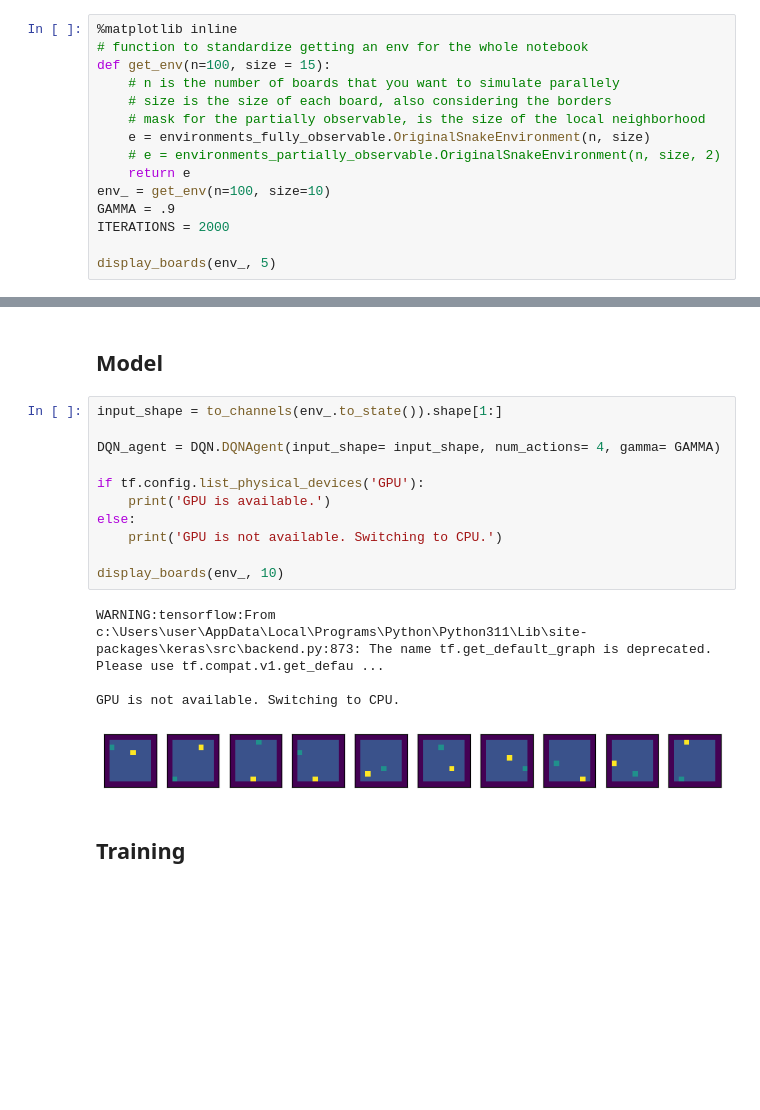
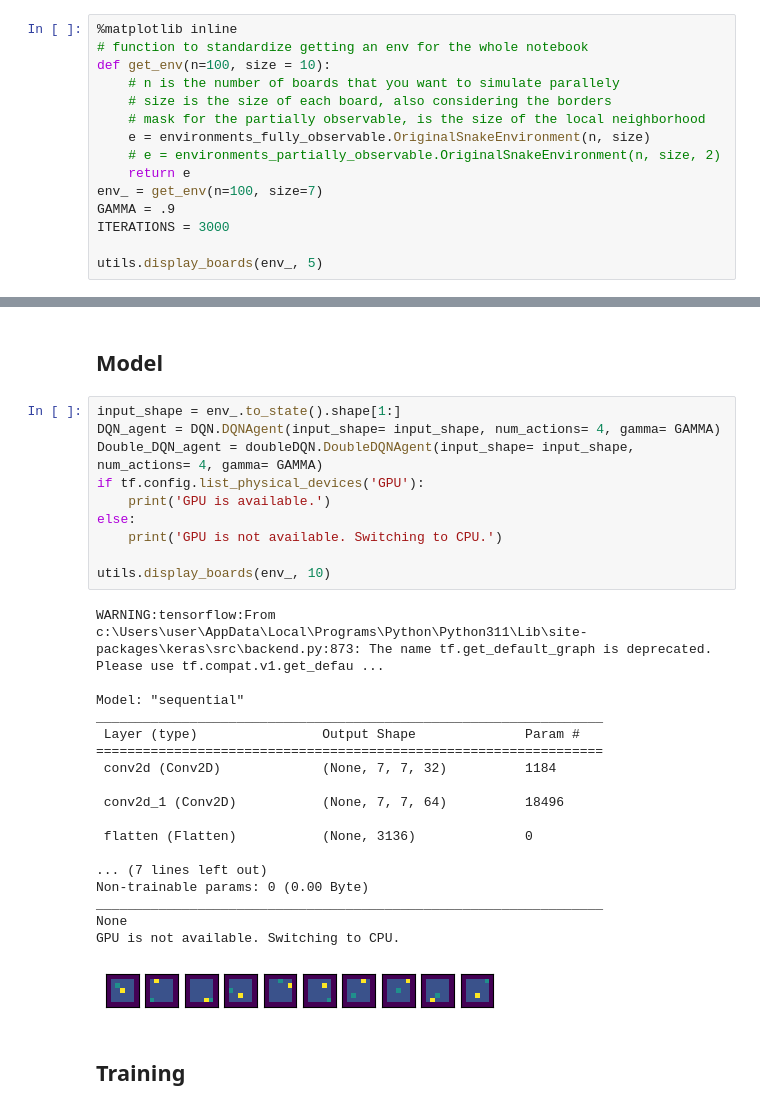
Before and after one commit to navidpourhadi/RL_Snake, a Jupyter notebook: main.ipynb, the cells around one changed output, grey strips where cells are left out. Drawn from its saved outputs; the diff is of its cells as text; blank space fills up the shorter version.

```diff
--- a/main.ipynb
+++ b/main.ipynb
@@ -34,16 +22,16 @@ def to_channels(state):
 # %%
 %matplotlib inline
 # function to standardize getting an env for the whole notebook
-def get_env(n=100, size = 15):
+def get_env(n=100, size = 10):
     # n is the number of boards that you want to simulate parallely
     # size is the size of each board, also considering the borders
     # mask for the partially observable, is the size of the local neighborhood
     e = environments_fully_observable.OriginalSnakeEnvironment(n, size)
     # e = environments_partially_observable.OriginalSnakeEnvironment(n, size, 2)
     return e
-env_ = get_env(n=100, size=10)
+env_ = get_env(n=100, size=7)
 GAMMA = .9
-ITERATIONS = 2000
+ITERATIONS = 3000
 
-display_boards(env_, 5)
+utils.display_boards(env_, 5)
 # %% [output]
@@ -51,20 +39,33 @@ display_boards(env_, 5)
 # %% [markdown]
 ## Model
 # %%
-input_shape = to_channels(env_.to_state()).shape[1:]
-
+input_shape = env_.to_state().shape[1:]
 DQN_agent = DQN.DQNAgent(input_shape= input_shape, num_actions= 4, gamma= GAMMA)
-
+Double_DQN_agent = doubleDQN.DoubleDQNAgent(input_shape= input_shape, num_actions= 4, gamma= GAMMA)
 if tf.config.list_physical_devices('GPU'):
     print('GPU is available.')
 else:
     print('GPU is not available. Switching to CPU.')
 
-display_boards(env_, 10)
+utils.display_boards(env_, 10)
 # %% [output]
 WARNING:tensorflow:From c:\Users\user\AppData\Local\Programs\Python\Python311\Lib\site-packages\keras\src\backend.py:873: The name tf.get_default_graph is deprecated. Please use tf.compat.v1.get_defau ...
 
+Model: "sequential"
+_________________________________________________________________
+ Layer (type)                Output Shape              Param #
+=================================================================
+ conv2d (Conv2D)             (None, 7, 7, 32)          1184
+
+ conv2d_1 (Conv2D)           (None, 7, 7, 64)          18496
+
+ flatten (Flatten)           (None, 3136)              0
+
+... (7 lines left out)
+Non-trainable params: 0 (0.00 Byte)
+_________________________________________________________________
+None
 GPU is not available. Switching to CPU.
-[figure, old version]
+[figure, new version]
 # %% [markdown]
 ## Training
```
Also changed, not shown: parts of 13 cells of this notebook, 1 other file.
